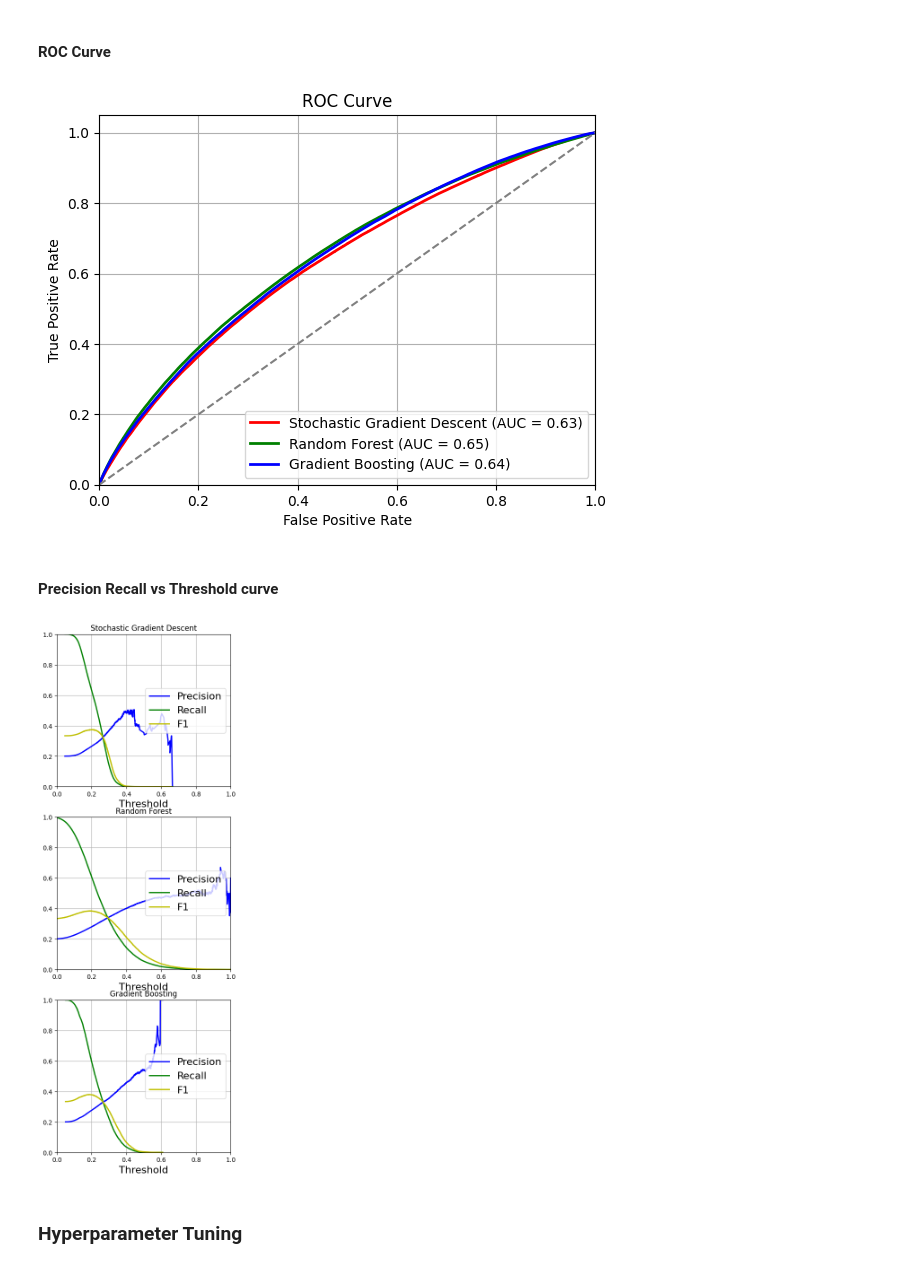
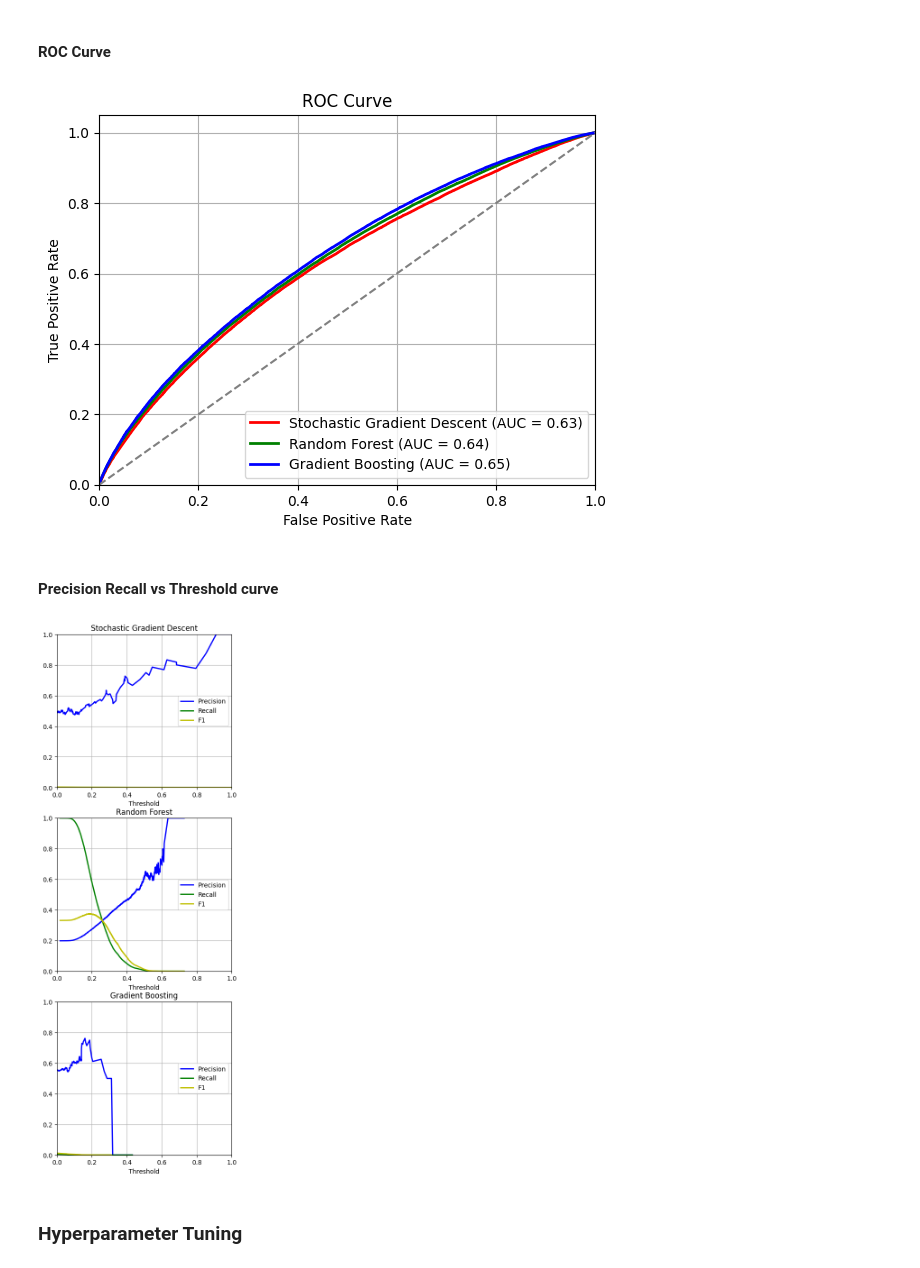
Before and after one commit to samuelleehope/ID5059_Flight_Prediction, a Jupyter notebook: ID5059Project1_Submission.ipynb, the cells around one changed output. Cells and saved outputs as stored; diff of their text form; code cells hidden in the pictures.

```diff
--- a/ID5059Project1_Submission.ipynb
+++ b/ID5059Project1_Submission.ipynb
@@ -592,0 +571,18 @@ sns.heatmap(conf_mat, annot=True)
+# %%
+y_scores_hgb = hgb_pipeline.decision_function(X_val)
+y_predictions_hgb = np.where(y_scores_hgb>=threshold,1,0)
+conf_mat = confusion_matrix(y_val, y_predictions_hgb)
+
+precision = conf_mat[1,1]/sum(conf_mat[:,1]) if sum(conf_mat[:,1])>0 else 'Undefined'
+recall = conf_mat[1,1]/sum(conf_mat[1,:])
+accuracy = (conf_mat[0,0]+conf_mat[1,1])/(sum(conf_mat[0,:])+sum(conf_mat[1,:]))
+f1_score = 2*precision*recall/(precision+recall) if precision!='Undefined' else 'Undefined'
+logloss = log_loss(y_val, y_scores_hgb)
+
+
+print(f'Precision: {precision}')
+print(f'Recall: {recall}')
+print(f'f1-score: {f1_score}')
+print(f'Accuracy: {accuracy}')
+print(f'Log Loss: {logloss}')
+sns.heatmap(conf_mat, annot=True)
@@ -633,20 +637,20 @@ plt.show()
 # %% [markdown]
 #### ROC Curve
 # %%
-fpr_sgd, tpr_sgd, thresholds = roc_curve(y_val, y_scores_sgd[:,1])
+fpr_sgd, tpr_sgd, thresholds = roc_curve(y_val, y_scores_sgd)
 fpr_rf, tpr_rf, thresholds = roc_curve(y_val, y_scores_rf[:,1])
-fpr_gb, tpr_gb, thresholds = roc_curve(y_val, y_scores_gb[:,1])
+fpr_hgb, tpr_hgb, thresholds = roc_curve(y_val, y_scores_hgb)
 
 # Compute AUC (Area Under the Curve)
 roc_auc_rf = auc(fpr_rf, tpr_rf)
 roc_auc_sgd = auc(fpr_sgd, tpr_sgd)
-roc_auc_gb = auc(fpr_gb, tpr_gb)
+roc_auc_hgb = auc(fpr_hgb, tpr_hgb)
 
 
 # Plot ROC curve
 plt.plot(fpr_sgd, tpr_sgd, color='red', lw=2, label='Stochastic Gradient Descent (AUC = %0.2f)' % roc_auc_sgd)
 plt.plot(fpr_rf, tpr_rf, color='green', lw=2, label='Random Forest (AUC = %0.2f)' % roc_auc_rf)
-plt.plot(fpr_gb, tpr_gb, color='blue', lw=2, label='Gradient Boosting (AUC = %0.2f)' % roc_auc_gb)
+plt.plot(fpr_hgb, tpr_hgb, color='blue', lw=2, label='Gradient Boosting (AUC = %0.2f)' % roc_auc_hgb)
 plt.plot([0, 1], [0, 1], color='gray', linestyle='--')  # Plot diagonal line (baseline)
 plt.xlim([0.0, 1.0])
 plt.ylim([0.0, 1.05])
@@ -657,17 +661,17 @@ plt.legend(loc="lower right")
 plt.grid(True)
 plt.show()
 # %% [output]
-[figure, old version]
+[figure, new version]
 # %% [markdown]
 #### Precision Recall vs Threshold curve
 # %%
 precisions_rf, recalls_rf, thresholds_rf = precision_recall_curve(y_val, y_scores_rf[:,1])
-precisions_sgd, recalls_sgd, thresholds_sgd = precision_recall_curve(y_val, y_scores_sgd[:,1])
-precisions_gb, recalls_gb, thresholds_gb = precision_recall_curve(y_val, y_scores_gb[:,1])
+precisions_sgd, recalls_sgd, thresholds_sgd = precision_recall_curve(y_val, y_scores_sgd)
+precisions_hgb, recalls_hgb, thresholds_hgb = precision_recall_curve(y_val, y_scores_hgb)
 
 f1_scores_rf = 2 * precisions_rf * recalls_rf / (precisions_rf + recalls_rf)
 f1_scores_sgd = 2 * precisions_sgd * recalls_sgd / (precisions_sgd + recalls_sgd)
-f1_scores_gb = 2 * precisions_gb * recalls_gb / (precisions_gb + recalls_gb)
+f1_scores_hgb = 2 * precisions_hgb * recalls_hgb / (precisions_hgb + recalls_hgb)
 
 
 
@@ -704,37 +708,37 @@ ax2.plot(
     recalls_rf[:-1], "g",
     label="Recall",
     linewidth=2)
 ax2.plot(
     thresholds_rf,
     f1_scores_rf[:-1], "y",
     label="F1",
     linewidth=2)
 ax2.legend(loc="center right", fontsize=10)
 ax2.set_xlabel("Threshold", fontsize=10)
 ax2.grid(True)
 ax2.axis([0, 1, 0, 1])
 ax2.set_title('Random Forest')
 
 ax3.plot(
-    thresholds_gb,
-    precisions_gb[:-1], "b",
+    thresholds_hgb,
+    precisions_hgb[:-1], "b",
     label="Precision",
     linewidth=2)
 ax3.plot(
-    thresholds_gb,
-    recalls_gb[:-1], "g",
+    thresholds_hgb,
+    recalls_hgb[:-1], "g",
     label="Recall",
     linewidth=2)
 ax3.plot(
-    thresholds_gb,
-    f1_scores_gb[:-1], "y",
+    thresholds_hgb,
+    f1_scores_hgb[:-1], "y",
     label="F1",
     linewidth=2)
 
 ax3.legend(loc="center right", fontsize=10)
 ax3.set_xlabel("Threshold", fontsize=10)
 ax3.grid(True)
 ax3.axis([0, 1, 0, 1])
 ax3.set_title('Gradient Boosting');
 # %% [output]
-[figure, old version]
+[figure, new version]
```
Also changed, not shown: parts of 22 cells of this notebook.
